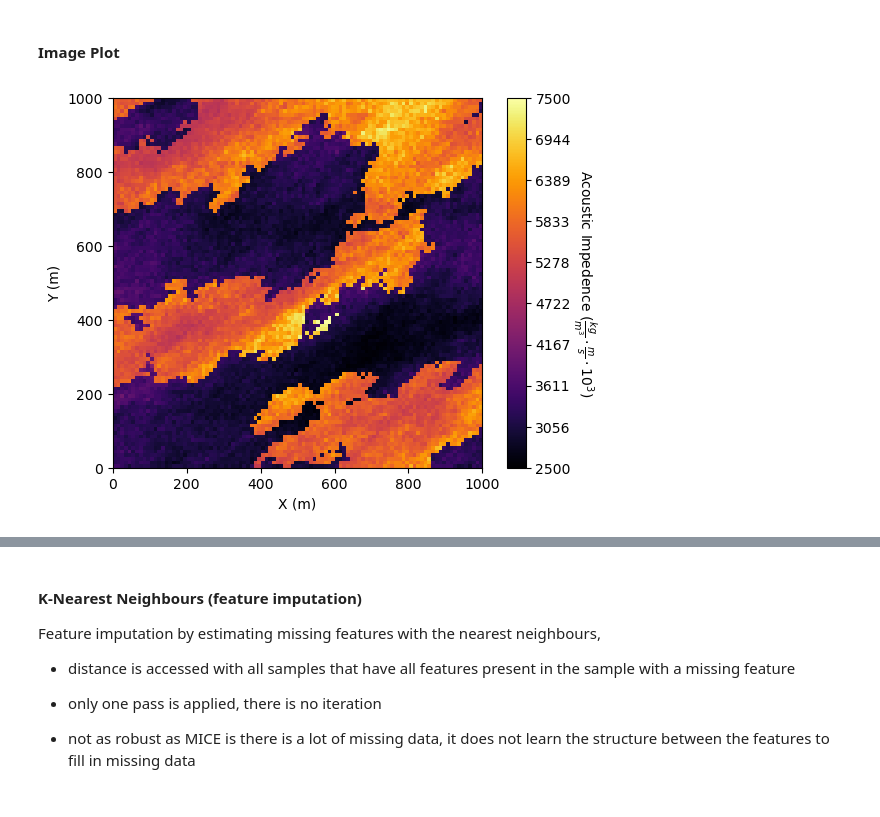
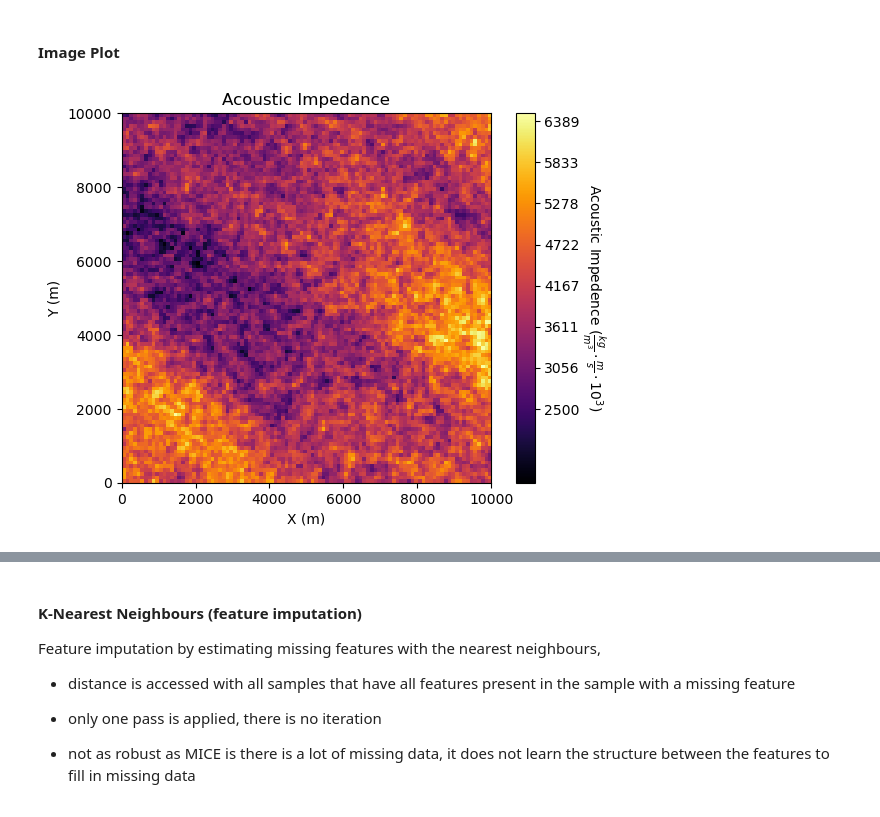
Before and after one commit to GeostatsGuy/MachineLearningDemos_Book, a Jupyter notebook: _sources/MachineLearning_python.ipynb, the cells around one changed output, grey strips where cells are left out. Cells and saved outputs as stored; diff of their text form; code cells hidden in the pictures.

```diff
--- a/_sources/MachineLearning_python.ipynb
+++ b/_sources/MachineLearning_python.ipynb
@@ -132,7 +135,8 @@ To demonstrat the methods below.
 # %%
 df = pd.read_csv(r"https://raw.githubusercontent.com/GeostatsGuy/GeoDataSets/master/unconv_MV_v4.csv") # load the data from my github repo
 df_missing = pd.read_csv(r"https://raw.githubusercontent.com/GeostatsGuy/GeoDataSets/master/unconv_MV_missing.csv")
-ndarray_2D = np.loadtxt("https://raw.githubusercontent.com/GeostatsGuy/GeoDataSets/master/spatial_nonlinear_MV_facies_v13_truth_AI.csv",
+df_spatial = pd.read_csv(r"https://raw.githubusercontent.com/GeostatsGuy/GeoDataSets/master/12_sample_data.csv")
+ndarray_2D = np.loadtxt("https://raw.githubusercontent.com/GeostatsGuy/GeoDataSets/master/12_AI.csv",
                      delimiter=",")
 np.random.seed(seed=seed+7)                                     # set random number seed for reproducibility
 df['Prod'] = df['Prod'] + np.random.normal(loc=0.0,scale=600.0,size=len(df)) # add noise to demonstrate overfit and hyperparameter tuning
@@ -502,8 +531,9 @@ plt.xlabel('Porosity (%)'); plt.ylabel('Probability'); add_grid(); plt.show()
 # %% [markdown]
 #### Image Plot
 # %%
-im = plt.imshow(ndarray_2D, origin = 'lower',extent = [0,1000,0,1000],vmin=2500,vmax=7500,cmap = cmap) # plot of 2D ndarray, image or map feature
+im = plt.imshow(ndarray_2D,extent = [0,10000,0,10000],vmin=1500,vmax=6500,cmap = cmap) # plot of 2D ndarray, image or map feature
 cbar = plt.colorbar(im, orientation="vertical", ticks=np.linspace(2500, 7500, 10)); plt.xlabel('X (m)'); plt.ylabel('Y (m)')
 cbar.set_label(r'Acoustic Impedence ($\frac{kg}{m^3} \cdot \frac{m}{s} \cdot 10^3$)', rotation=270, labelpad=20)
+plt.title('Acoustic Impedance'); plt.show()
 # %% [output]
-[figure, old version]
+[figure, new version]
```
Also changed, not shown: parts of 37 cells of this notebook, 24 other files.
